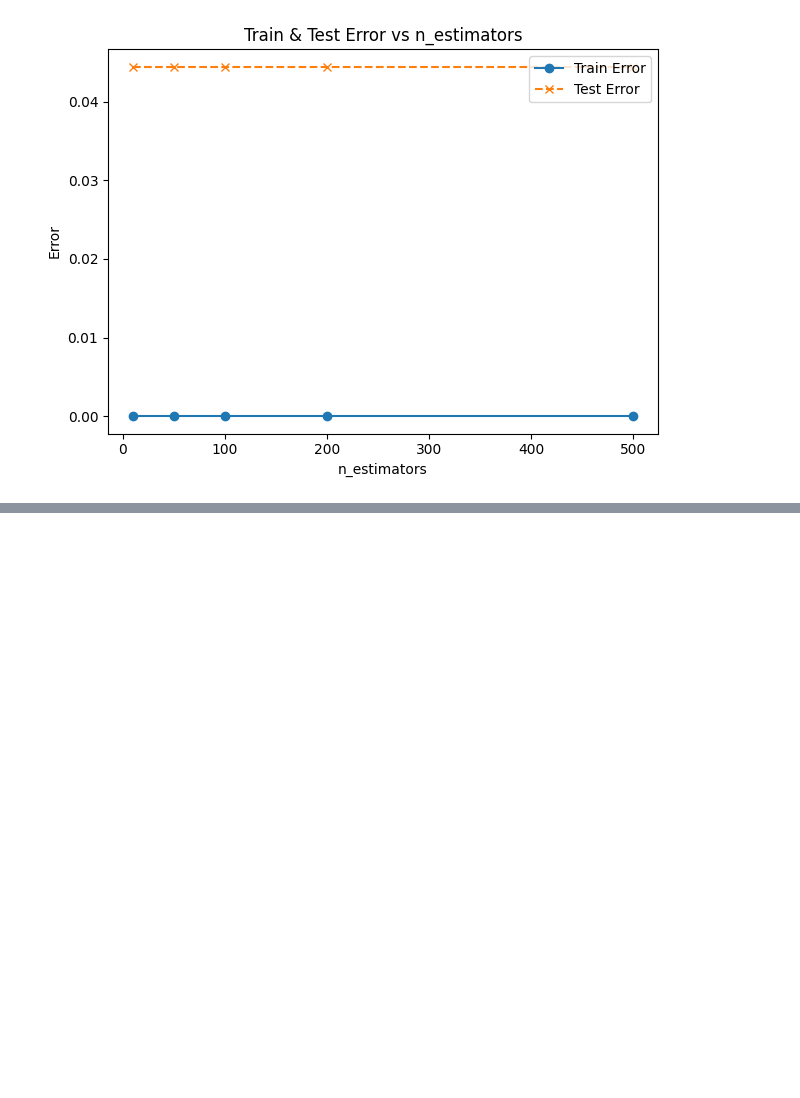
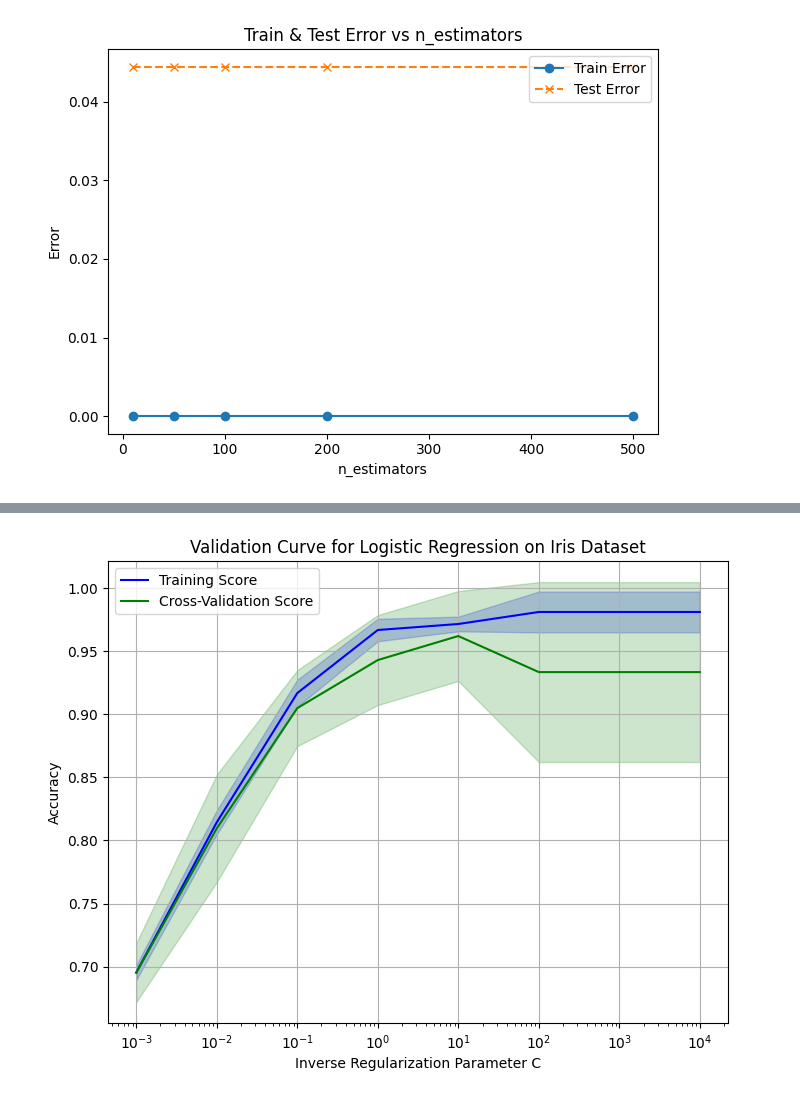
Before and after one commit to dae9999nam/COMP3314, a Jupyter notebook: COMP3314_Machine_Learning.ipynb, the cells around one changed output, grey strips where cells are left out. Drawn from its saved outputs; the diff is of its cells as text; code cells hidden in the pictures; blank space fills up the shorter version.

```diff
--- a/COMP3314_Machine_Learning.ipynb
+++ b/COMP3314_Machine_Learning.ipynb
@@ -571,0 +608,61 @@ plt.show()
+# %%
+import numpy as np
+import matplotlib.pyplot as plt
+from sklearn.datasets import load_iris
+from sklearn.linear_model import LogisticRegression
+from sklearn.model_selection import train_test_split, validation_curve
+from sklearn.preprocessing import StandardScaler
+
+# Load the Iris dataset
+data = load_iris()
+X, y = data.data, data.target
+
+# Split the data into training and testing sets (70/30 split)
+X_train, X_test, y_train, y_test = train_test_split(
+    X, y, test_size=0.3, shuffle=True, random_state=1
+)
+
+# Standardize features (important for logistic regression)
+scaler = StandardScaler()
+X_train_scaled = scaler.fit_transform(X_train)
+X_test_scaled  = scaler.transform(X_test)
+
+# Initialize Logistic Regression model for multiclass classification
+lr = LogisticRegression(max_iter=1000)
+
+# Define the range for the inverse regularization parameter C (logarithmically spaced)
+param_range = np.logspace(-3, 4, 8)
+
+# Use validation_curve to evaluate training and cross-validation accuracy for each C value
+train_scores, test_scores = validation_curve(
+    lr,
+    X_train_scaled,
+    y_train,
+    param_name="C",
+    param_range=param_range,
+    cv=5,
+    scoring="accuracy"
+)
+
+# Calculate mean and standard deviation for training and test scores
+train_scores_mean = np.mean(train_scores, axis=1)
+train_scores_std  = np.std(train_scores, axis=1)
+test_scores_mean  = np.mean(test_scores, axis=1)
+test_scores_std   = np.std(test_scores, axis=1)
+
+# Plot the validation curve
+plt.figure(figsize=(8, 6))
+plt.semilogx(param_range, train_scores_mean, label="Training Score", color="blue")
+plt.fill_between(param_range, train_scores_mean - train_scores_std,
+                 train_scores_mean + train_scores_std, alpha=0.2, color="blue")
+plt.semilogx(param_range, test_scores_mean, label="Cross-Validation Score", color="green")
+plt.fill_between(param_range, test_scores_mean - test_scores_std,
+                 test_scores_mean + test_scores_std, alpha=0.2, color="green")
+plt.title("Validation Curve for Logistic Regression on Iris Dataset")
+plt.xlabel("Inverse Regularization Parameter C")
+plt.ylabel("Accuracy")
+plt.legend(loc="best")
+plt.grid(True)
+plt.show()
+# %% [output]
+[figure, added]
```
Also changed, not shown: parts of 2 cells of this notebook.
